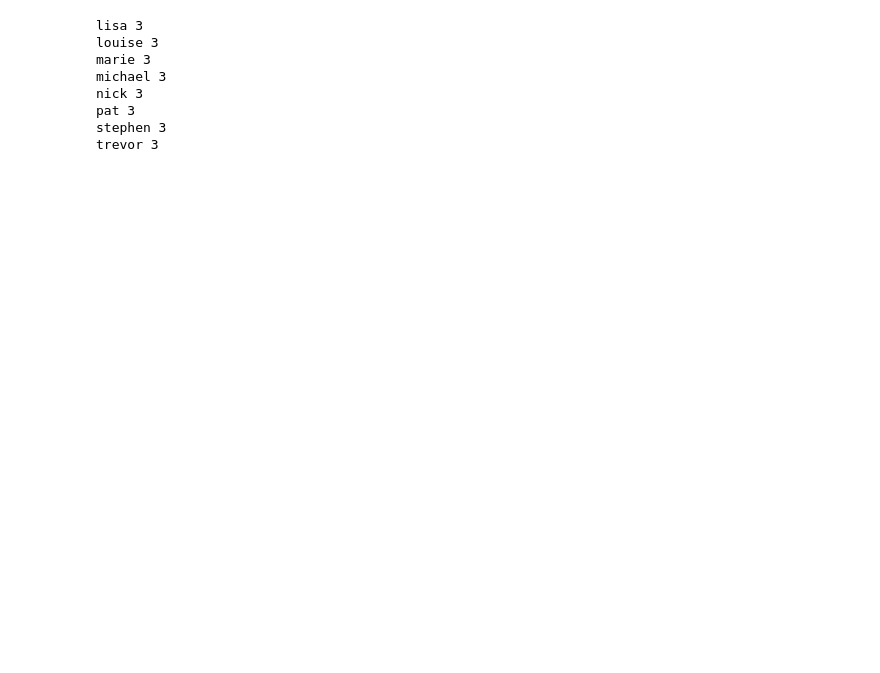
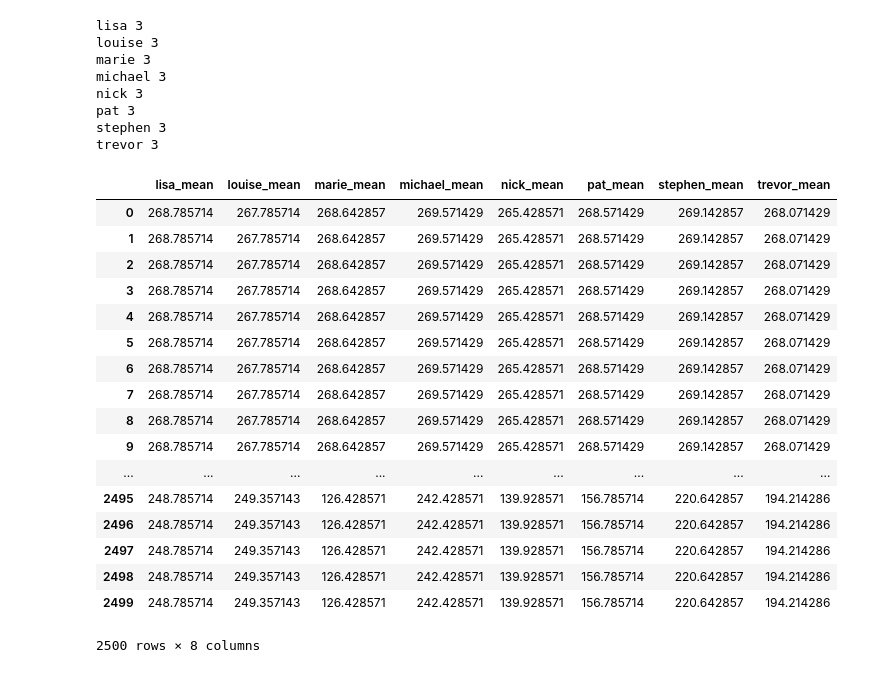
Before and after one commit to amsborse/Face-Recognition, a Jupyter notebook: L1 - PCA Face Recognition.ipynb, the cells around one changed output. Cells and saved outputs as stored; diff of their text form; code cells hidden in the pictures; blank space fills up the shorter version.

```diff
--- a/L1 - PCA Face Recognition.ipynb
+++ b/L1 - PCA Face Recognition.ipynb
@@ -221,0 +227,21 @@ trevor 3
+# %%
+ddmean
+# %% [output]
+|  | lisa_mean | louise_mean | marie_mean | michael_mean | nick_mean | pat_mean | stephen_mean | trevor_mean |
+| 0 | 268.785714 | 267.785714 | 268.642857 | 269.571429 | 265.428571 | 268.571429 | 269.142857 | 268.071429 |
+| 1 | 268.785714 | 267.785714 | 268.642857 | 269.571429 | 265.428571 | 268.571429 | 269.142857 | 268.071429 |
+| 2 | 268.785714 | 267.785714 | 268.642857 | 269.571429 | 265.428571 | 268.571429 | 269.142857 | 268.071429 |
+| 3 | 268.785714 | 267.785714 | 268.642857 | 269.571429 | 265.428571 | 268.571429 | 269.142857 | 268.071429 |
+| 4 | 268.785714 | 267.785714 | 268.642857 | 269.571429 | 265.428571 | 268.571429 | 269.142857 | 268.071429 |
+| 5 | 268.785714 | 267.785714 | 268.642857 | 269.571429 | 265.428571 | 268.571429 | 269.142857 | 268.071429 |
+| 6 | 268.785714 | 267.785714 | 268.642857 | 269.571429 | 265.428571 | 268.571429 | 269.142857 | 268.071429 |
+| 7 | 268.785714 | 267.785714 | 268.642857 | 269.571429 | 265.428571 | 268.571429 | 269.142857 | 268.071429 |
+| 8 | 268.785714 | 267.785714 | 268.642857 | 269.571429 | 265.428571 | 268.571429 | 269.142857 | 268.071429 |
+| 9 | 268.785714 | 267.785714 | 268.642857 | 269.571429 | 265.428571 | 268.571429 | 269.142857 | 268.071429 |
+| ... | ... | ... | ... | ... | ... | ... | ... | ... |
+| 2495 | 248.785714 | 249.357143 | 126.428571 | 242.428571 | 139.928571 | 156.785714 | 220.642857 | 194.214286 |
+| 2496 | 248.785714 | 249.357143 | 126.428571 | 242.428571 | 139.928571 | 156.785714 | 220.642857 | 194.214286 |
+| 2497 | 248.785714 | 249.357143 | 126.428571 | 242.428571 | 139.928571 | 156.785714 | 220.642857 | 194.214286 |
+| 2498 | 248.785714 | 249.357143 | 126.428571 | 242.428571 | 139.928571 | 156.785714 | 220.642857 | 194.214286 |
+| 2499 | 248.785714 | 249.357143 | 126.428571 | 242.428571 | 139.928571 | 156.785714 | 220.642857 | 194.214286 |
+2500 rows × 8 columns
```
Also changed, not shown: parts of 37 cells of this notebook.
